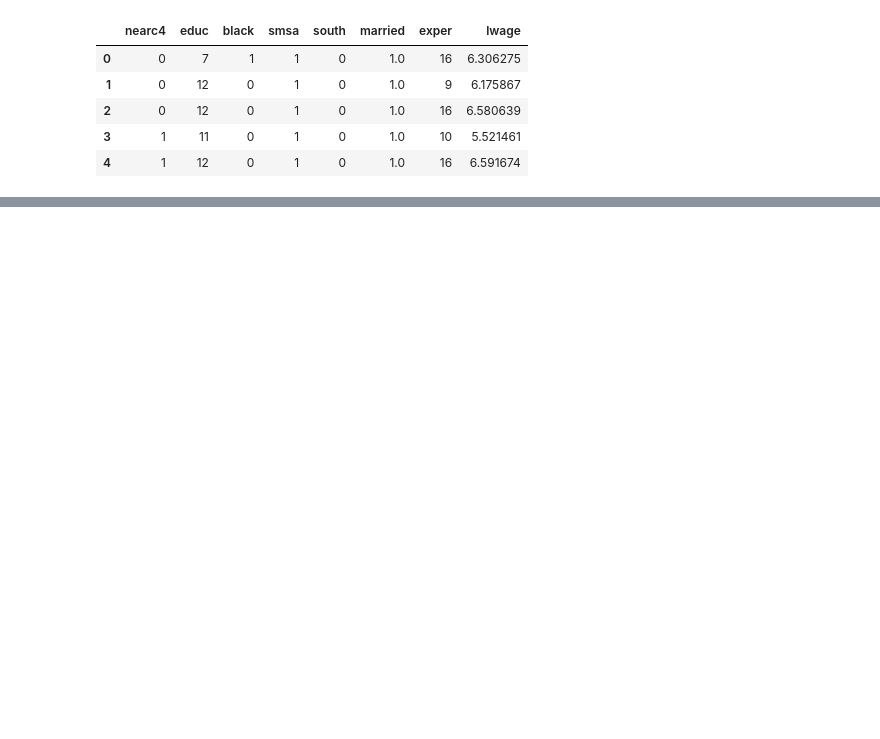
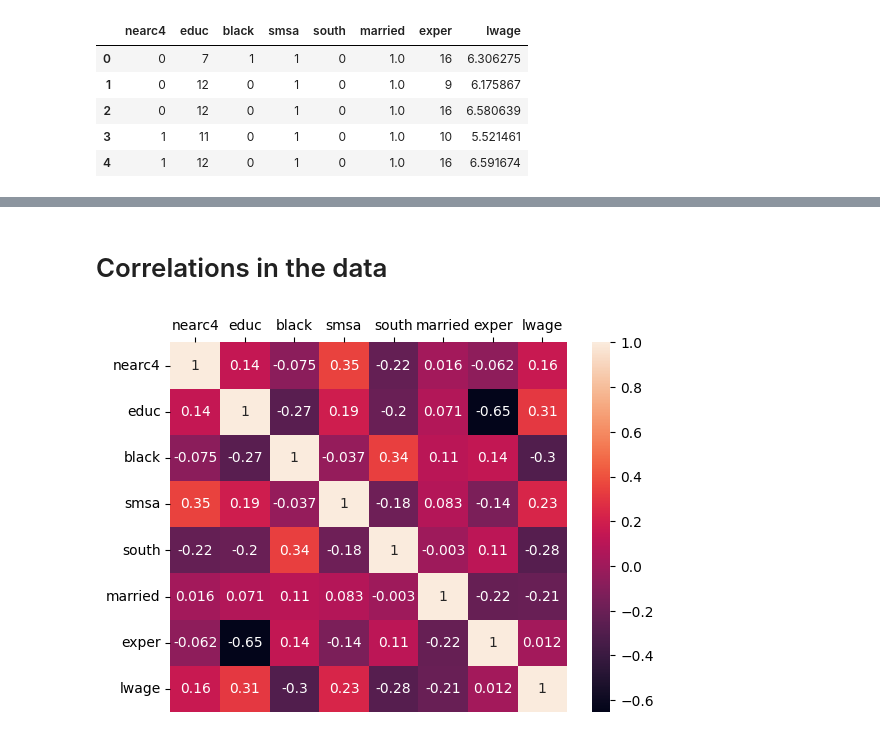
Before and after one commit to Mlad-en/causal_data, a Jupyter notebook: EDA.ipynb, the cells around one changed output, grey strips where cells are left out. Saved outputs shown, nothing was run; the diff lists cells and outputs as text; code cells hidden in the pictures; blank space fills up the shorter version.

Commit message:
adding data used for project.

```diff
--- a/EDA.ipynb
+++ b/EDA.ipynb
@@ -23,0 +72,10 @@ close_college
+# %%
+close_college.married = close_college.married.fillna(-1)
+# %% [markdown]
+# Correlations in the data
+# %%
+ax = sns.heatmap(close_college.corr(), annot=True)
+ax.set(xlabel="", ylabel="")
+ax.xaxis.tick_top()
+# %% [output]
+[figure, added]
```
Also changed, not shown: parts of 15 cells of this notebook, 2 other files.
